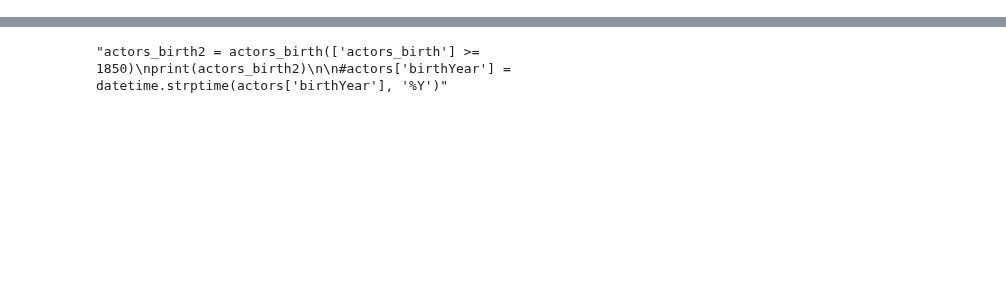
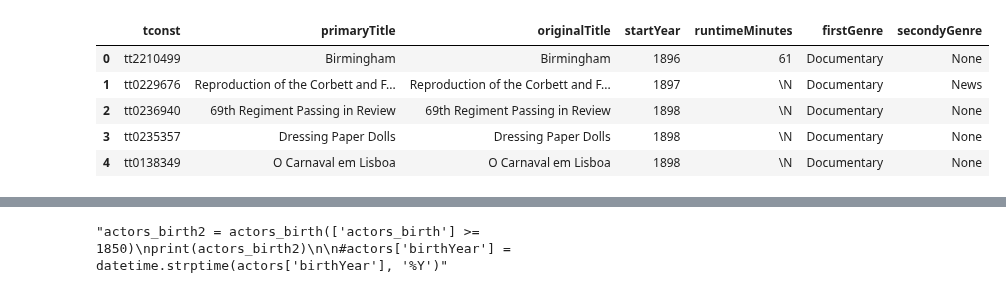
Before and after one commit to CathieLC/Wild_movie_project, a Jupyter notebook: Catherine/Catherine_mean_age_actors.ipynb, the cells around one changed output, grey strips where cells are left out. Saved outputs shown, nothing was run; the diff lists cells and outputs as text; code cells hidden in the pictures; blank space fills up the shorter version.

```diff
--- a/Catherine/Catherine_mean_age_actors.ipynb
+++ b/Catherine/Catherine_mean_age_actors.ipynb
@@ -31,0 +108,13 @@ actors.reset_index(inplace=True)
+# %%
+# Retrait des films isadult - là je décide garder uniquement les 0 qu ne sont pas isAdult
+movies = movies[movies['isAdult'] == '0']
+# %%
+# supression des colonnes titleType, endYear, isAdult
+
+movies = movies.drop(columns=['titleType', 'endYear', 'isAdult'])
+# %%
+#reset index base movies (again !)
+movies.reset_index(inplace=True)
+
+#drop colonne index en double
+movies.drop('index',axis = 1, inplace=True)
@@ -31,0 +135,15 @@ actors.reset_index(inplace=True)
+# %%
+#Explode genre en plusieurs colonnes
+movies[['firstGenre', 'secondyGenre', 'thirdGenre']] = movies['genres'].str.split(',', n=2, expand=True)
+
+#drop colonne genres et thirdGenre
+movies.drop(columns=['genres', 'thirdGenre'],axis = 1, inplace=True)
+# %%
+movies.head()
+# %% [output]
+|  | tconst | primaryTitle | originalTitle | startYear | runtimeMinutes | firstGenre | secondyGenre |
+| 0 | tt2210499 | Birmingham | Birmingham | 1896 | 61 | Documentary | None |
+| 1 | tt0229676 | Reproduction of the Corbett and F... | Reproduction of the Corbett and F... | 1897 | \N | Documentary | News |
+| 2 | tt0236940 | 69th Regiment Passing in Review | 69th Regiment Passing in Review | 1898 | \N | Documentary | None |
+| 3 | tt0235357 | Dressing Paper Dolls | Dressing Paper Dolls | 1898 | \N | Documentary | None |
+| 4 | tt0138349 | O Carnaval em Lisboa | O Carnaval em Lisboa | 1898 | \N | Documentary | None |
```
Also changed, not shown: parts of 42 cells of this notebook, 3 other files.
